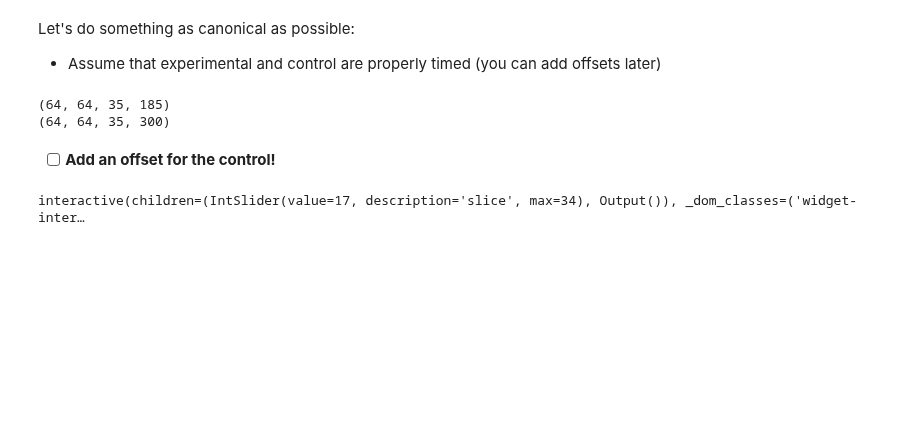
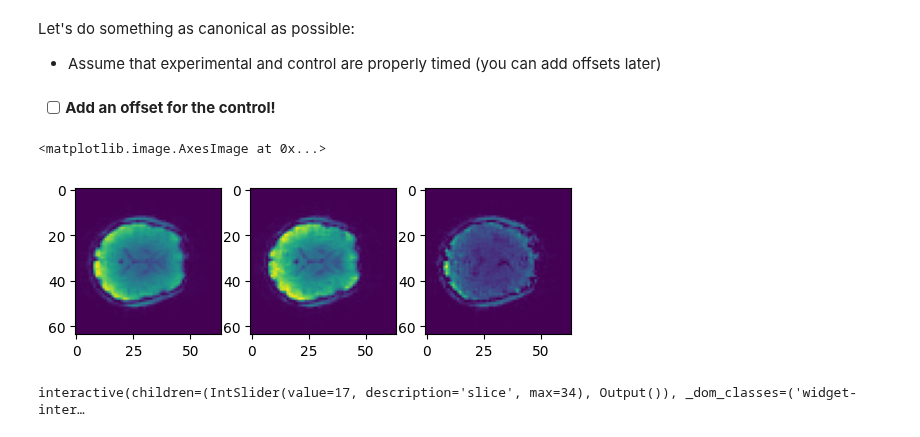
Before and after one commit to joachimbbp/neurovolume, a Jupyter notebook: src/neurovolume/bold_diffing.ipynb, the cells around one changed output. Saved outputs shown, nothing was run; the diff lists cells and outputs as text; code cells hidden in the pictures; blank space fills up the shorter version.

```diff
--- a/src/neurovolume/bold_diffing.ipynb
+++ b/src/neurovolume/bold_diffing.ipynb
@@ -9,14 +12,18 @@ Let's do something as canonical as possible:
 import nibabel as nib
 experimental = nib.load('/Users/joachimpfefferkorn/repos/neurovolume/media/openneuro/sub-01_task-emotionalfaces_run-1_bold.nii').get_fdata()
 control = nib.load('/Users/joachimpfefferkorn/repos/neurovolume/media/openneuro/sub-01_task-rest_bold.nii').get_fdata()
-# %%
-print(experimental.shape)
-print(control.shape)
-# %% [output]
-(64, 64, 35, 185)
-(64, 64, 35, 300)
 # %% [markdown]
 - [ ] **Add an offset for the control!**
 # %%
-diff = create_normalized_volume(np.clip((experimental - control[:,:,:,:experimental.shape[3]]), 0, None))
+diff = create_normalized_volume(np.clip(np.subtract(experimental, control[:,:,:,:experimental.shape[3]]), 0, None))
+# %%
+fig, axs = plt.subplots(1, 3)
+z, t, = 16, 92
+
+axs[0].imshow(experimental[:,:,z,t])
+axs[1].imshow(control[:,:,z,t])
+axs[2].imshow(diff[:,:,z,t])
+# %% [output]
+<matplotlib.image.AxesImage at 0x...>
+[figure, added]
 # %%
```
Also changed, not shown: parts of 3 cells of this notebook, 2 other files.
